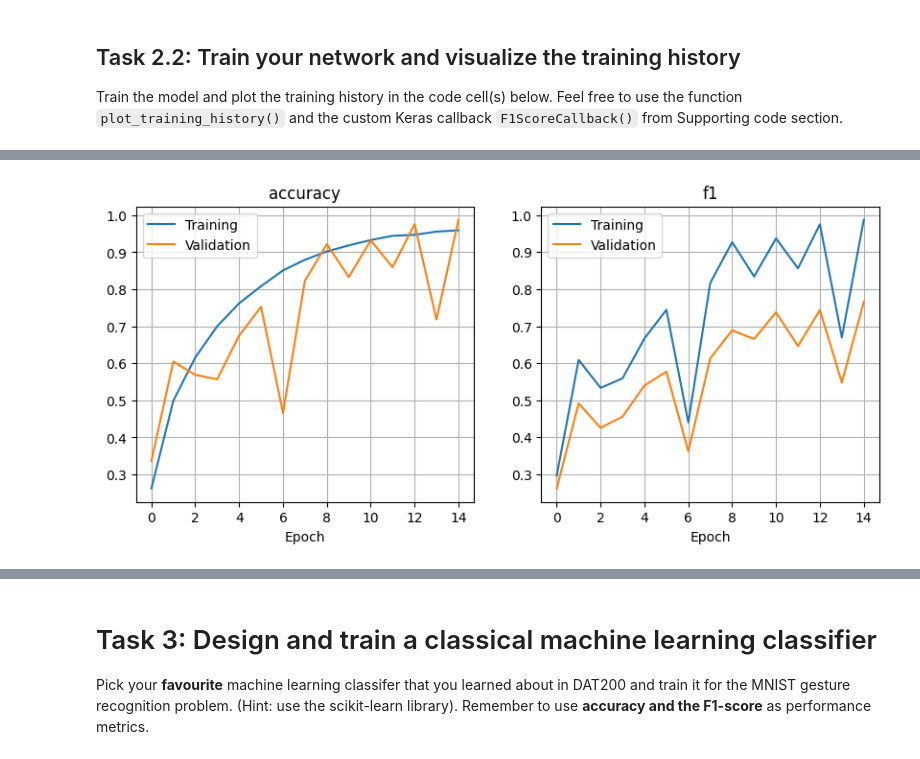
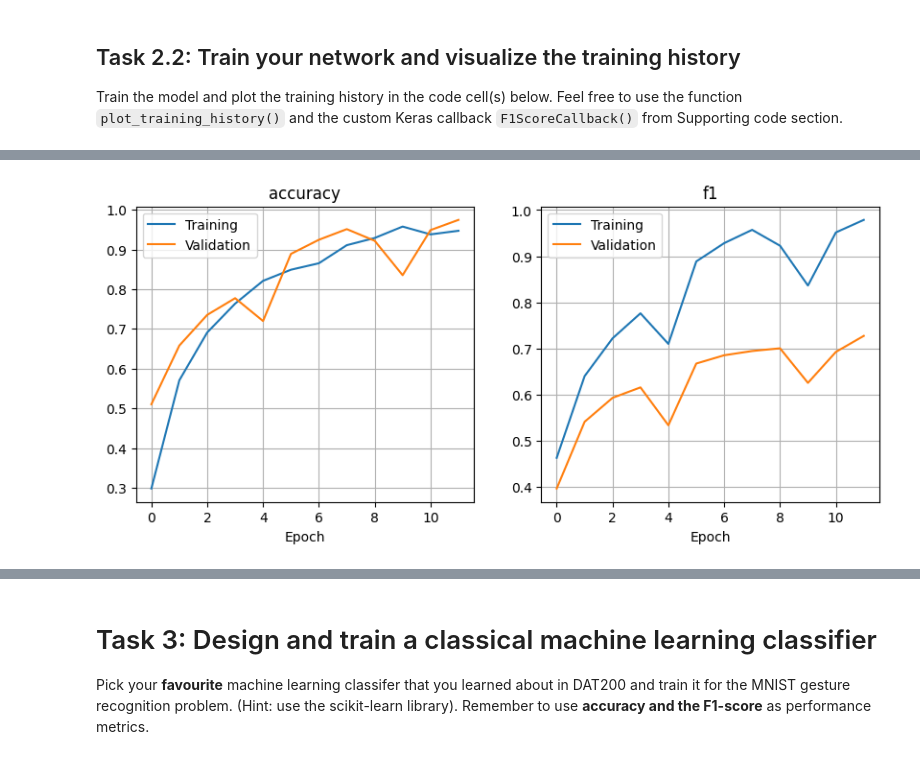
Before and after one commit to OysteinFalkeid/DAT300-H25, a Jupyter notebook: CA1_DAT300/ca1_dat300_2025.ipynb, the cells around one changed output, grey strips where cells are left out. Cells and saved outputs as stored; diff of their text form; code cells hidden in the pictures.

```diff
--- a/CA1_DAT300/ca1_dat300_2025.ipynb
+++ b/CA1_DAT300/ca1_dat300_2025.ipynb
@@ -196,13 +196,15 @@ len(np.unique(y_train))
 # %%
 model = tf.keras.Sequential([
     tf.keras.Input(shape=(784,)),  # Define the input shape using Input layer
-    tf.keras.layers.Dense(128, activation="relu"),
+    tf.keras.layers.Dense(128, activation="tanh", kernel_regularizer=tf.keras.regularizers.l2(0.001)),
     tf.keras.layers.Dense(len(np.unique(y_train)), activation="softmax")
 ])
 
 model2 = tf.keras.Sequential([
     tf.keras.Input(shape=(784,)),  # Define the input shape using Input layer
-    tf.keras.layers.Dense(256, activation="relu"),
-    tf.keras.layers.Dense(128, activation="tanh"),
+    tf.keras.layers.Dense(128, activation="relu", kernel_regularizer=tf.keras.regularizers.l2(0.001)),
+    tf.keras.layers.Dense(64, activation="relu", kernel_regularizer=tf.keras.regularizers.l2(0.001)),
     tf.keras.layers.Dense(len(np.unique(y_train)), activation="softmax")
 ])
+
+model2.summary()
@@ -214,7 +230,9 @@ Train the model and plot the training history in the code cell(s) below. Feel fr
 y_train_adjusted = np.where(y_train >= 9, y_train - 1, y_train)
 y_test_adjusted = np.where(y_test >= 9, y_test - 1, y_test)
 
-model2.compile(optimizer='rmsprop',
+opt = tf.keras.optimizers.SGD(learning_rate=0.01, momentum=0.9)
+
+model2.compile(optimizer=opt,
               loss='sparse_categorical_crossentropy',
               metrics=['accuracy'])
 
@@ -222,7 +240,7 @@ model2.compile(optimizer='rmsprop',
 # Instantiate the F1ScoreCallback
 f1_callback = F1ScoreCallback(X_train, y_train_adjusted, X_test, y_test_adjusted)
 
-history = model2.fit(X_train, y_train_adjusted, epochs=15, batch_size=64, validation_split=0.2, callbacks=[f1_callback])
+history = model2.fit(X_train, y_train_adjusted, epochs=12, batch_size=64, validation_split=0.2, callbacks=[f1_callback])
 
 plot_training_history(history, list_of_metrics=["accuracy", "f1"])
 # %% [output]
@@ -246,4 +264,4 @@ Epoch 15/15
-[figure, old version]
+[figure, new version]
 # %%
 # Use the testdata
 test_loss, test_acc = model2.evaluate(X_test, y_test_adjusted)
```
Also changed, not shown: parts of 7 cells of this notebook.
